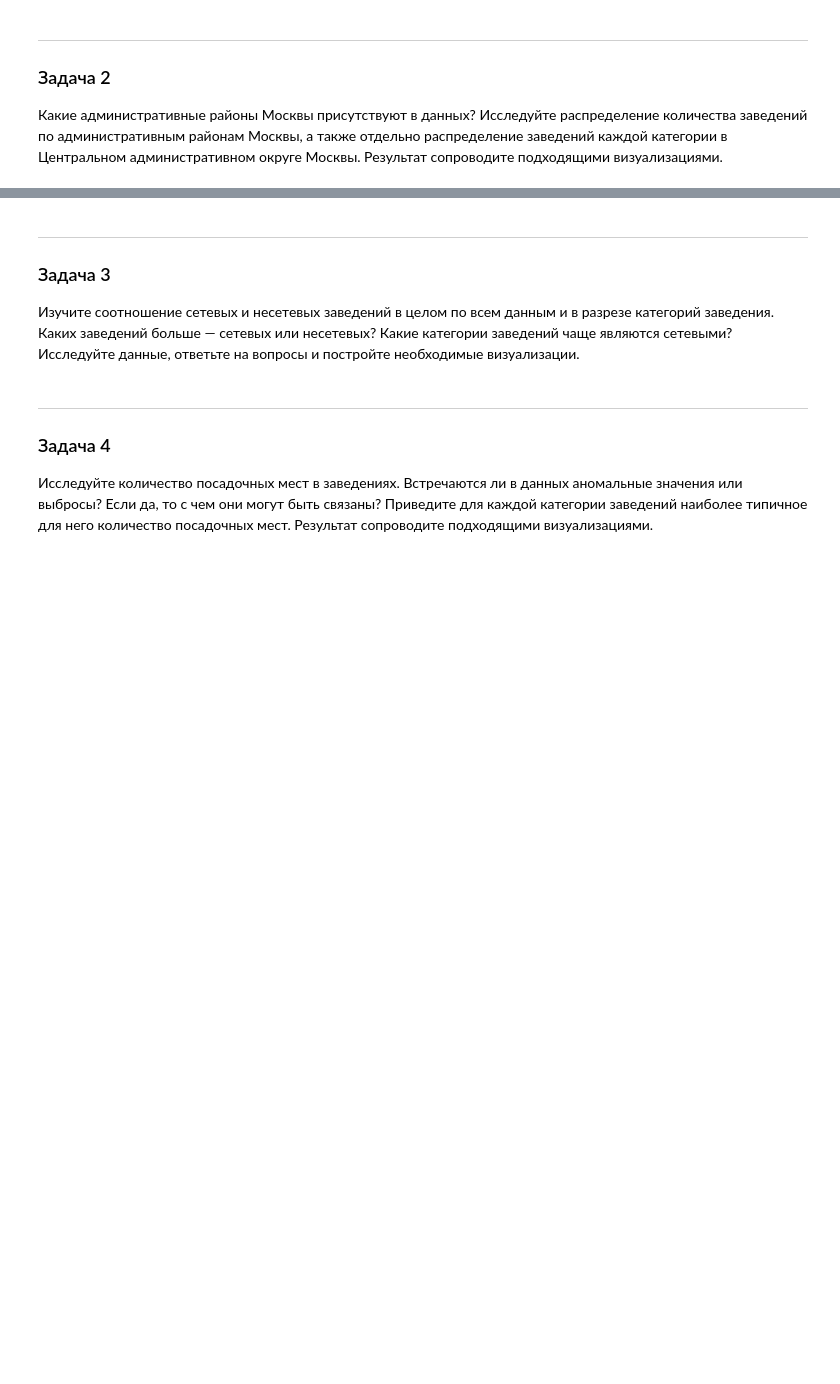
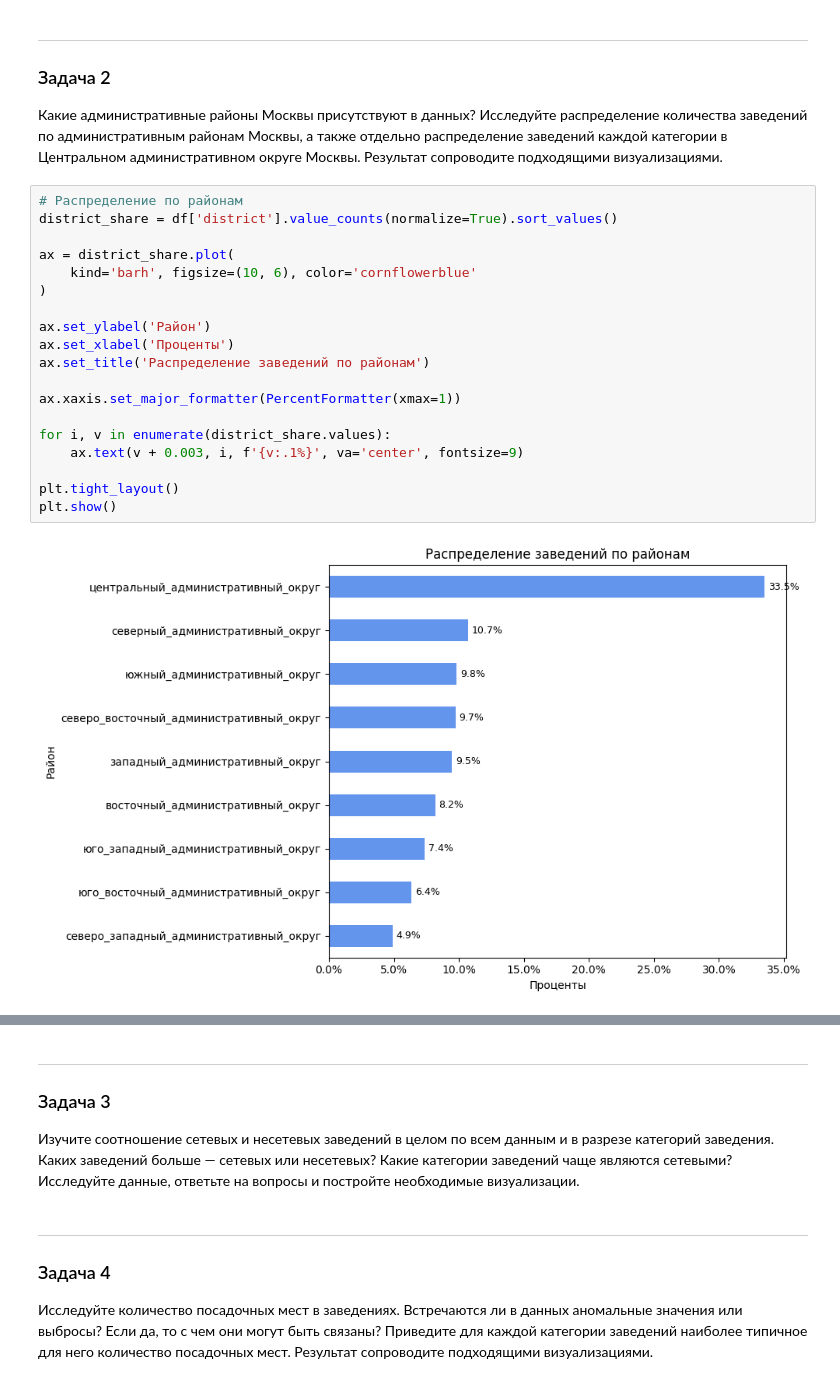
Before and after one commit to Plakhotniuk/practicum_ds, a Jupyter notebook: data_research_analysis/project.ipynb, the cells around one changed output, grey strips where cells are left out. Cells and saved outputs as stored; diff of their text form; blank space fills up the shorter version.

```diff
--- a/data_research_analysis/project.ipynb
+++ b/data_research_analysis/project.ipynb
@@ -411,3 +726,24 @@ np.int64(0)
 ### Задача 2
 
 Какие административные районы Москвы присутствуют в данных? Исследуйте распределение количества заведений по административным районам Москвы, а также отдельно распределение заведений каждой категории в Центральном административном округе Москвы. Результат сопроводите подходящими визуализациями.
+# %%
+# Распределение по районам
+district_share = df['district'].value_counts(normalize=True).sort_values()
+
+ax = district_share.plot(
+    kind='barh', figsize=(10, 6), color='cornflowerblue'
+)
+
+ax.set_ylabel('Район')
+ax.set_xlabel('Проценты')
+ax.set_title('Распределение заведений по районам')
+
+ax.xaxis.set_major_formatter(PercentFormatter(xmax=1))
+
+for i, v in enumerate(district_share.values):
+    ax.text(v + 0.003, i, f'{v:.1%}', va='center', fontsize=9)
+
+plt.tight_layout()
+plt.show()
+# %% [output]
+[figure, added]
```
Also changed, not shown: parts of 49 cells of this notebook.
